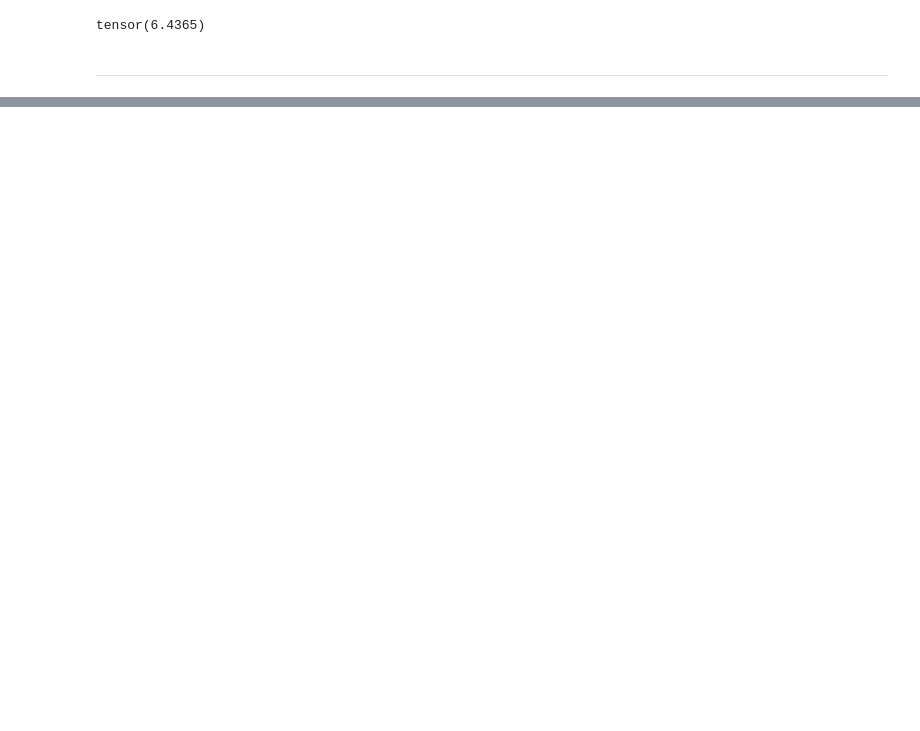
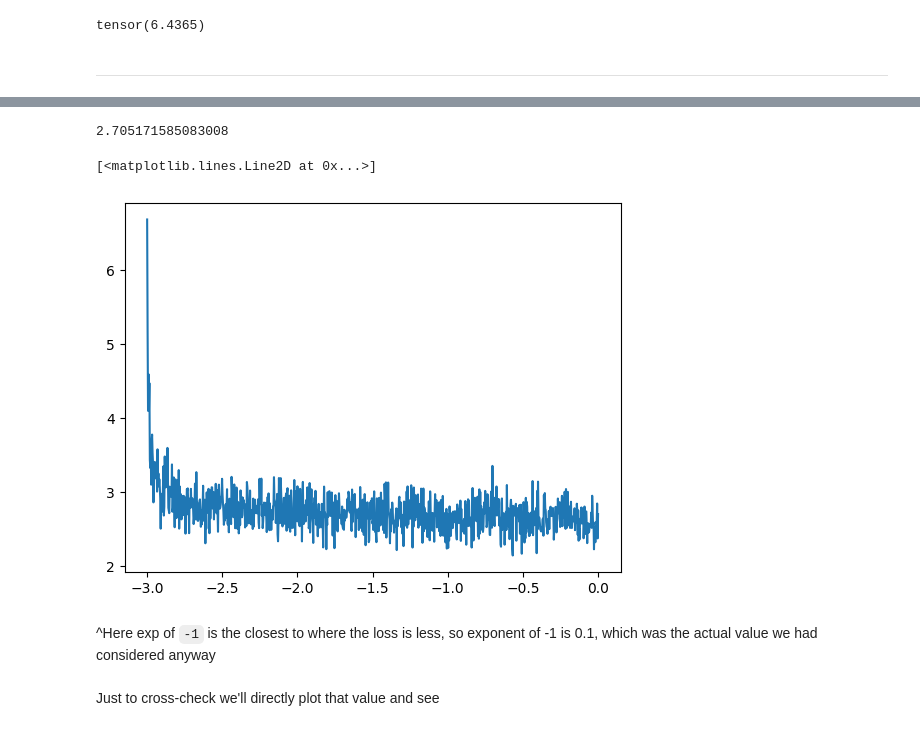
Before and after one commit to MuzzammilShah/NeuralNetworks-LanguageModels-2, a Jupyter notebook: B-main-notebook.ipynb, the cells around one changed output, grey strips where cells are left out. Saved outputs shown, nothing was run; the diff lists cells and outputs as text; code cells hidden in the pictures; blank space fills up the shorter version.

Commit message:
Mini batches and Learning rate determination implementations

```diff
--- a/B-main-notebook.ipynb
+++ b/B-main-notebook.ipynb
@@ -21,7 +21,7 @@ itos = {i:s for s,i in stoi.items()}
 
 block_size = 3 # context length: how many characters do we take to predict the next one?
 X, Y = [], []
-for w in words[:5]:
+for w in words:
 
   #print(w)
   context = [0] * block_size
@@ -29,7 +29,7 @@ for w in words[:5]:
     ix = stoi[ch]
     X.append(context)
     Y.append(ix)
-    print(''.join(itos[i] for i in context), '--->', itos[ix])
+    #print(''.join(itos[i] for i in context), '--->', itos[ix])
     context = context[1:] + [ix] # crop and append
 
 X = torch.tensor(X)
@@ -88,0 +186,44 @@ print(loss.item())
+# %%
+#Remember to reset the parameters and only then run this
+
+lri = []
+lossi = []
+
+for i in range(1000):
+
+    #Minibatch
+    xi = torch.randint(0, X.shape[0], (32,))
+
+    #forward pass
+    emb = C[X[xi]]
+    h = torch.tanh(emb.view(-1,6) @ W1 + b1)
+    logits = h @ W2 + b2
+    loss = F.cross_entropy(logits, Y[xi])
+    #print(loss.item())
+
+    #backward pass
+    for p in parameters:
+        p.grad = None
+    loss.backward()
+
+    #update
+    lr = lrs[i]
+    for p in parameters:
+        p.data += -0.1 * p.grad
+
+    #keeping track
+    lri.append(lre[i]) #We are taking the exponent of the learning rate for the x-axis
+    lossi.append(loss.item())
+
+print(loss.item())
+# %% [output]
+2.705171585083008
+# %%
+plt.plot(lri, lossi)
+# %% [output]
+[<matplotlib.lines.Line2D at 0x...>]
+[figure, added]
+# %% [markdown]
+^Here exp of `-1` is the closest to where the loss is less, so exponent of -1 is 0.1, which was the actual value we had considered anyway
+# %% [markdown]
+Just to cross-check we'll directly plot that value and see
```
Also changed, not shown: parts of 16 cells of this notebook.
